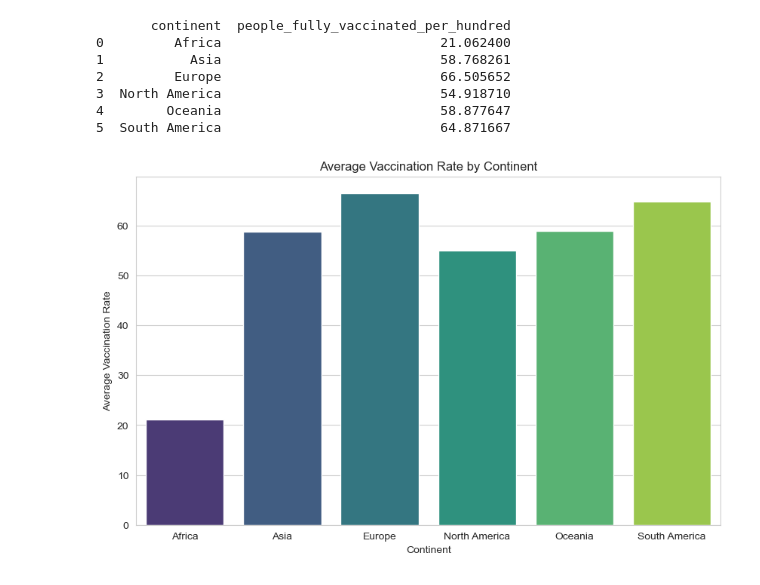
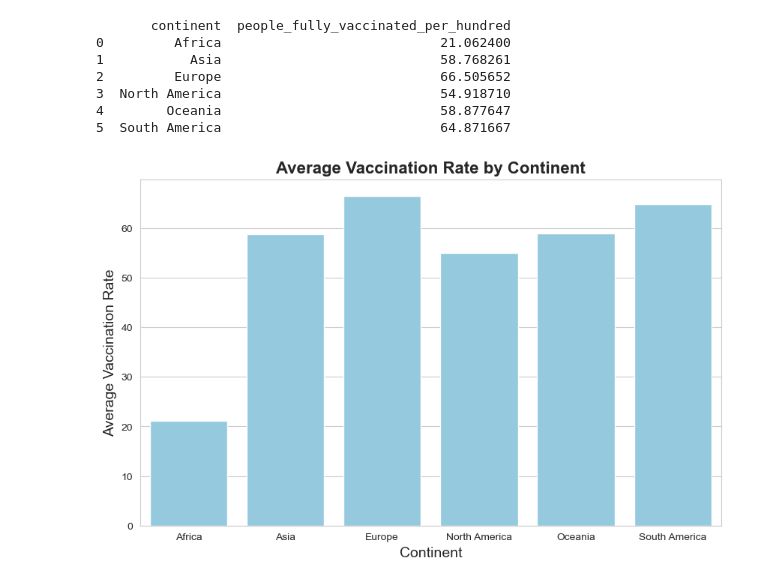
Before and after one commit to nishthaverma/covid-progress, a Jupyter notebook: analysis.ipynb, the cells around one changed output. Saved outputs shown, nothing was run; the diff lists cells and outputs as text; code cells hidden in the pictures.

Commit message:
making graph pretty

```diff
--- a/analysis.ipynb
+++ b/analysis.ipynb
@@ -105,12 +111,13 @@ print(cont_vacc)
 4        Oceania                            58.877647
 5  South America                            64.871667
 # %%
+# graph creation
 sns.set_style("whitegrid")
 plt.figure(figsize=(10,6))
-sns.barplot(data=cont_vacc,x='continent',y='people_fully_vaccinated_per_hundred',palette='viridis')
-plt.title('Average Vaccination Rate by Continent')
-plt.xlabel('Continent')
-plt.ylabel('Average Vaccination Rate')
+sns.barplot(data=cont_vacc,x='continent',y='people_fully_vaccinated_per_hundred',color = 'skyblue')
+plt.title('Average Vaccination Rate by Continent', fontsize = 16, fontweight = 'bold')
+plt.xlabel('Continent', fontsize = 14)
+plt.ylabel('Average Vaccination Rate', fontsize = 14)
 plt.show()
 # %% [output]
-[figure, old version]
+[figure, new version]
```
Also changed, not shown: parts of 6 cells of this notebook.
